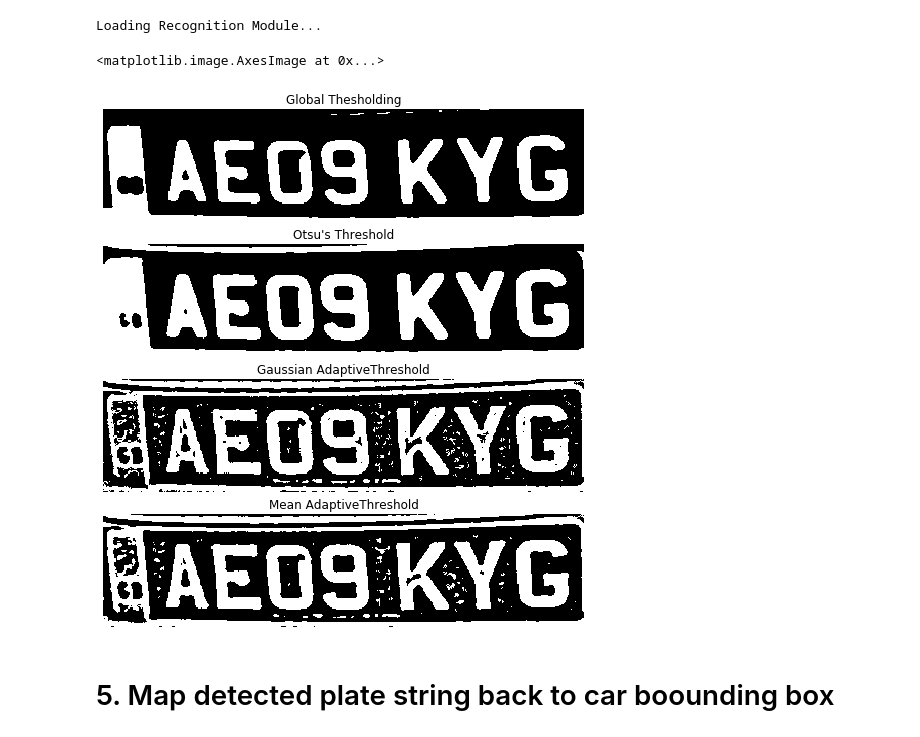
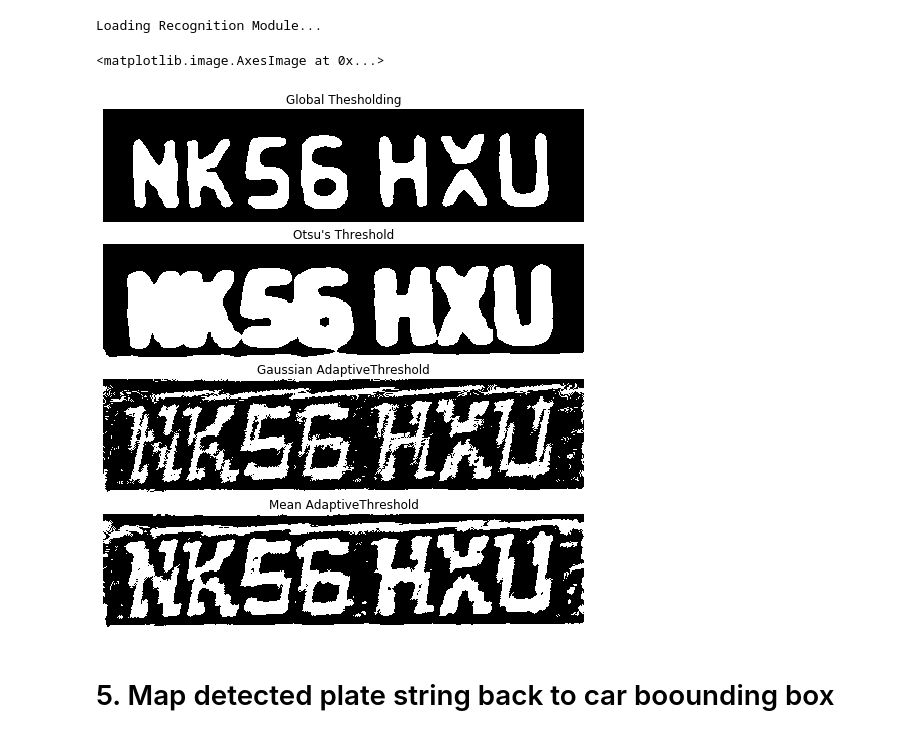
Before and after one commit to jwillow19/license-plate-detection-recognition, a Jupyter notebook: pipeline/Pipeline.ipynb, the cells around one changed output. Saved outputs shown, nothing was run; the diff lists cells and outputs as text; code cells hidden in the pictures.

```diff
--- a/pipeline/Pipeline.ipynb
+++ b/pipeline/Pipeline.ipynb
@@ -494,7 +496,7 @@ model, labels = load_recognition(path_to_arch, path_to_weights, path_to_labels)
 Loading Recognition Module...
 # %%
 # Standard procedure from process_input
-im = cv2.convertScaleAbs(cars[2]['lp'], alpha=(255.0))
+im = cv2.convertScaleAbs(cars[0]['lp'], alpha=(255.0))
 im = cv2.cvtColor(im, cv2.COLOR_BGR2GRAY)
 im = cv2.GaussianBlur(im, (5, 5), 0)
 
@@ -506,34 +508,34 @@ th4 = cv2.adaptiveThreshold(im,255,cv2.ADAPTIVE_THRESH_MEAN_C, cv2.THRESH_BINARY
 _, im = cv2.threshold(im, 40, 255, cv2.THRESH_BINARY_INV)
 
 fig = plt.figure(figsize=(14,12))
 grid = gridspec.GridSpec(ncols=1, nrows=5, figure=fig)
 
 
 fig.add_subplot(grid[0])
 plt.axis(False)
 plt.title('Global Thesholding')
 plt.imshow(th1, cmap='gray')
 
 fig.add_subplot(grid[1])
 plt.axis(False)
 plt.title("Otsu's Threshold")
 plt.imshow(th2, cmap='gray')
 
 fig.add_subplot(grid[2])
 plt.axis(False)
 plt.title('Gaussian AdaptiveThreshold')
 plt.imshow(th3, cmap='gray')
 
 
 fig.add_subplot(grid[3])
 plt.axis(False)
 plt.title('Mean AdaptiveThreshold')
 plt.imshow(th4, cmap='gray')
 
 # plt.savefig('../img/threshold_param')
 # %% [output]
 <matplotlib.image.AxesImage at 0x...>
-[figure, old version]
+[figure, new version]
 # %%
 def get_chars(cars):
     '''
```
Also changed, not shown: parts of 4 cells of this notebook, 2 other files.
